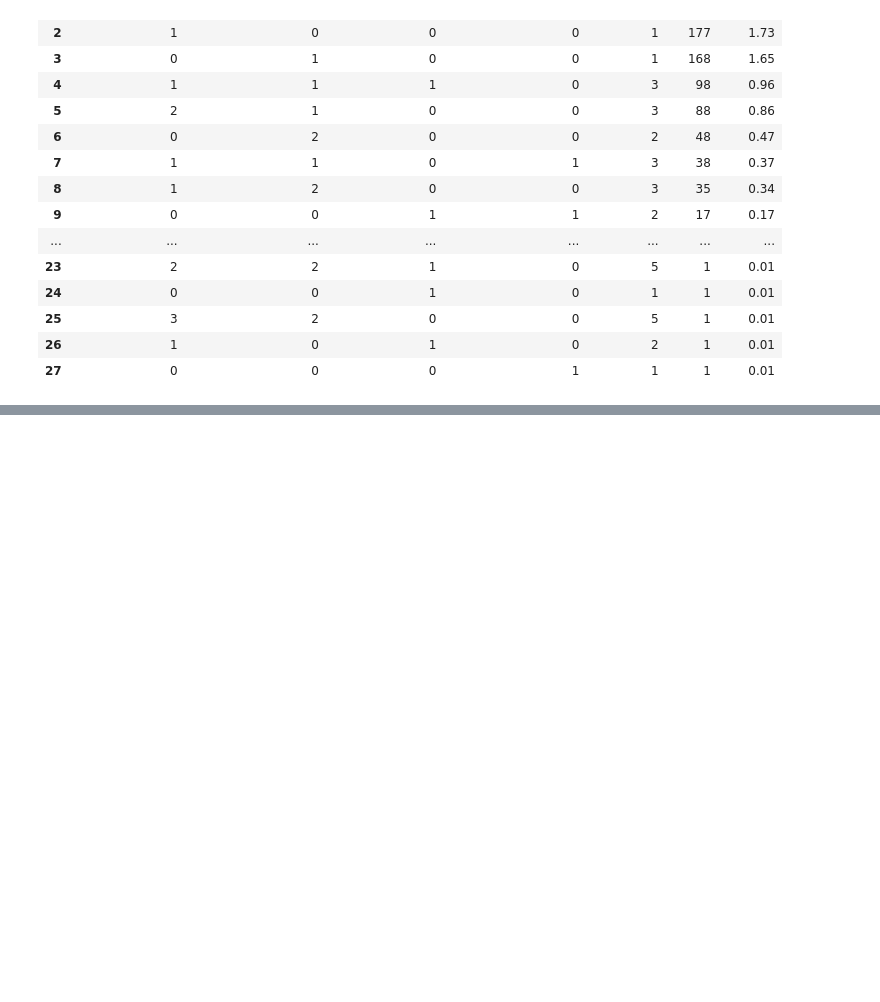
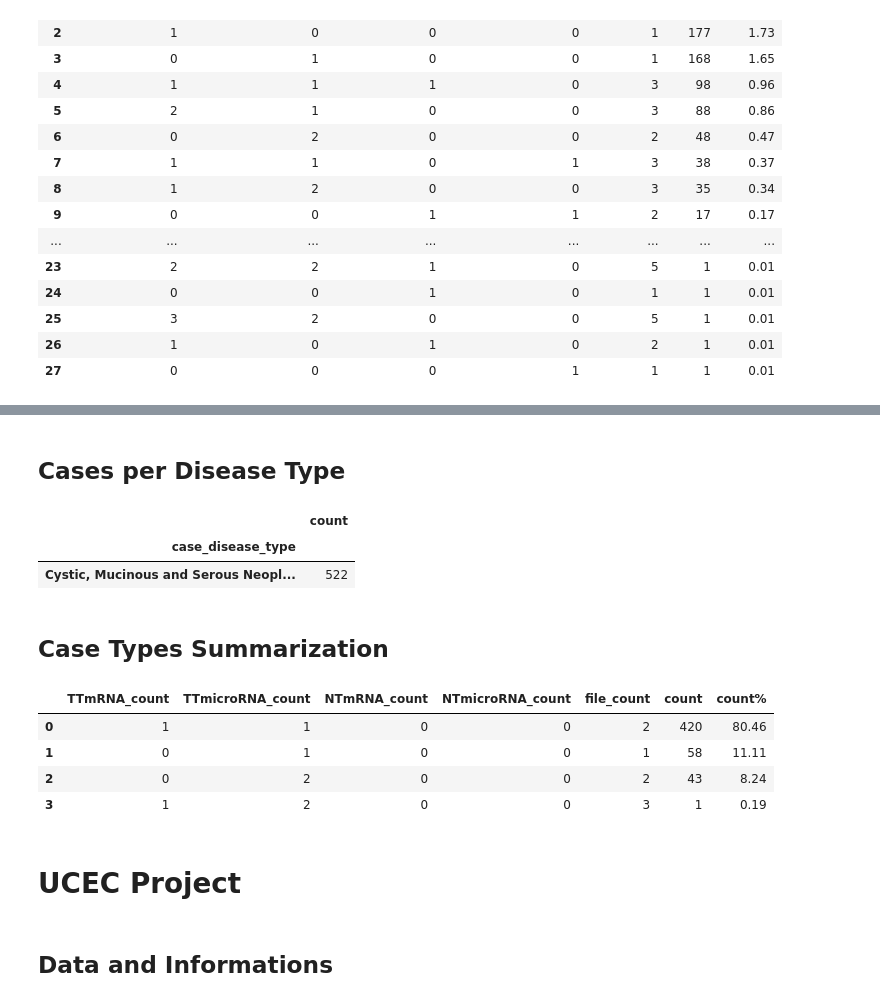
Before and after one commit to MylenaRoberta/pan-cancer-analysis, a Jupyter notebook: notebooks/gdc-tcga/04_tcga-exploratory-data-analysis.ipynb, the cells around one changed output, grey strips where cells are left out. Drawn from its saved outputs; the diff is of its cells as text; code cells hidden in the pictures; blank space fills up the shorter version.

```diff
--- a/notebooks/gdc-tcga/04_tcga-exploratory-data-analysis.ipynb
+++ b/notebooks/gdc-tcga/04_tcga-exploratory-data-analysis.ipynb
@@ -235,0 +382,14 @@ df_case_counts.reset_index()
+# %%
+# Query the data related to TCGA-OV
+df_ov_eda = df_eda \
+    .query('project_id == "TCGA-OV"') \
+    .merge(
+        right=df_cases_eda,
+        left_on='case_id',
+        right_on='case_id',
+        how='inner'
+    )
+
+# Print TCGA-OV basic informations
+pd.set_option('display.max_colwidth', 300)
+df_projects.query('project_id == "TCGA-OV"')
@@ -235,0 +399,46 @@ df_case_counts.reset_index()
+# %% [markdown]
+## Cases per Disease Type
+# %%
+# Count the number of cases per disease type
+df_ov_eda \
+    .groupby('case_disease_type') \
+    .agg(
+        count=pd.NamedAgg(column='case_id', aggfunc='nunique'),
+    ) \
+    .sort_values(by='count', ascending=False)
+# %% [output]
+|  | count |
+| case_disease_type |  |
+| Cystic, Mucinous and Serous Neopl... | 522 |
+# %% [markdown]
+## Case Types Summarization
+# %%
+# Drop the unnecessary columns and duplicated rows
+columns = [
+    'TTmRNA_count',
+    'TTmicroRNA_count',
+    'NTmRNA_count',
+    'NTmicroRNA_count',
+    'file_count'
+]
+df_ov_cases_eda = df_ov_eda.drop_duplicates(subset='case_id')[columns]
+
+# Calculate the normalized count of case types
+count_abs = df_ov_cases_eda.value_counts(ascending=False)
+count_norm = df_ov_cases_eda.value_counts(normalize=True, ascending=False)
+
+# Summarizes the different types of cases
+pd.DataFrame({
+    'count': count_abs,
+    'count%': round(count_norm * 100, 2)
+}).reset_index()
+# %% [output]
+|  | TTmRNA_count | TTmicroRNA_count | NTmRNA_count | NTmicroRNA_count | file_count | count | count% |
+| 0 | 1 | 1 | 0 | 0 | 2 | 420 | 80.46 |
+| 1 | 0 | 1 | 0 | 0 | 1 | 58 | 11.11 |
+| 2 | 0 | 2 | 0 | 0 | 2 | 43 | 8.24 |
+| 3 | 1 | 2 | 0 | 0 | 3 | 1 | 0.19 |
+# %% [markdown]
+# UCEC Project
+# %% [markdown]
+## Data and Informations
```
Also changed, not shown: parts of 30 cells of this notebook.
